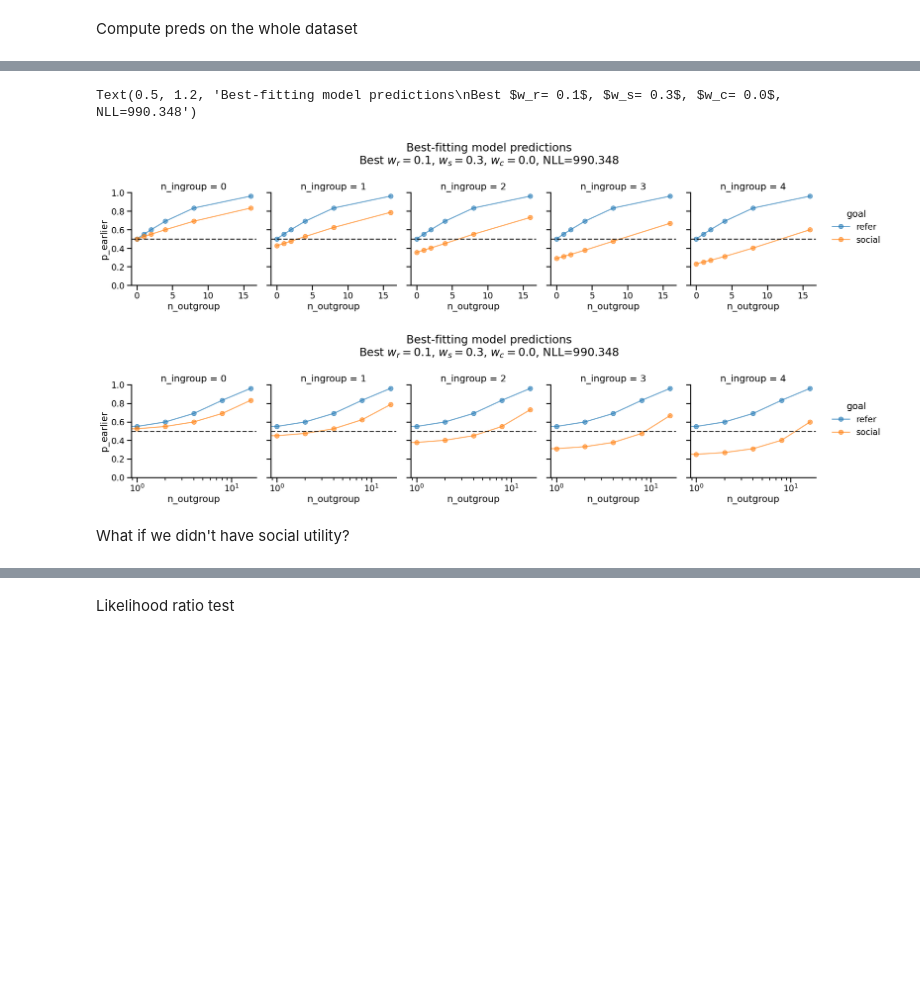
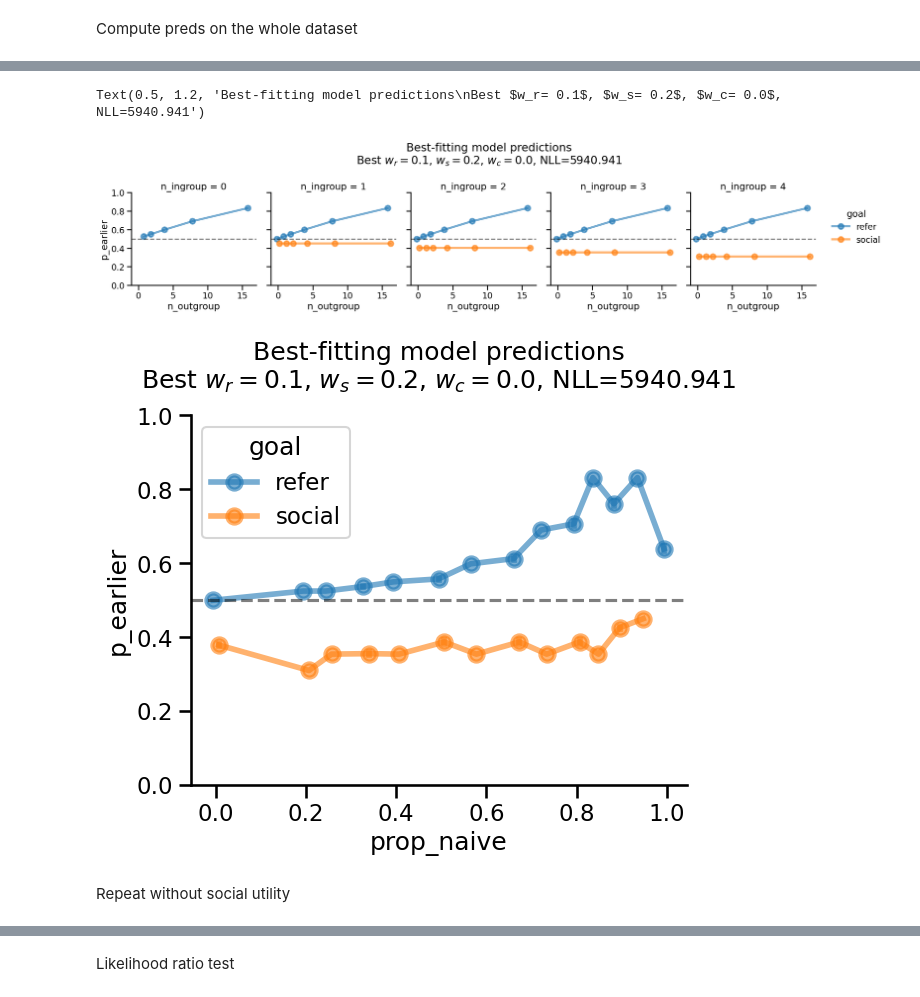
Before and after one commit to aliciamchen/code-switching, a Jupyter notebook: model/earlier-later-3pp-varied.ipynb, the cells around one changed output, grey strips where cells are left out. Cells and saved outputs as stored; diff of their text form; code cells hidden in the pictures; blank space fills up the shorter version.

Commit message:
plot proportions on x axis, better way of generating preds

```diff
--- a/model/earlier-later-3pp-varied.ipynb
+++ b/model/earlier-later-3pp-varied.ipynb
@@ -176,6 +185,7 @@ best_params_social, best_nll_social = fit_params(
     n_out_social=n_out_social,
     resp_refer=resp_refer,
     resp_social=resp_social,
+    model_type=ModelType.SOCIAL
 )
 # %%
 best_params_social, best_nll_social
@@ -210,22 +198,64 @@ df['p_earlier'] = df['p_earlier'].apply(lambda x: x.item())
+# %%
+preds_refer, preds_social = predict_all(
+    model_type=ModelType.SOCIAL,
+    n_in_refer=n_in_refer,
+    n_out_refer=n_out_refer,
+    n_in_social=n_in_social,
+    n_out_social=n_out_social,
+    w_r=best_w_r,
+    w_s=best_w_s,
+    w_c=best_w_c
+)
+# %%
+# Put the preds in a dataframe
+preds_refer_df = pd.DataFrame({
+    "goal": "refer",
+    "n_ingroup": n_in_refer,
+    "n_outgroup": n_out_refer,
+    "p_earlier": preds_refer
+})
+
+preds_social_df = pd.DataFrame({
+    "goal": "social",
+    "n_ingroup": n_in_social,
+    "n_outgroup": n_out_social,
+    "p_earlier": preds_social
+})
+
+preds_df = pd.concat([preds_refer_df, preds_social_df])
+# %%
+preds_df['prop_naive'] = preds_df['n_outgroup'] / (preds_df['n_outgroup'] + preds_df['n_ingroup'])
 # %%
-g = sns.FacetGrid(df, col='n_ingroup', hue="goal", col_wrap=5, height=4)
-g.map(plt.plot, 'n_outgroup', 'p_earlier', marker='o', alpha= 0.6)
-g.add_legend()
-g.map(plt.axhline, y=0.5, ls='--', color='black', alpha=0.5)
+g = sns.catplot(
+    data=preds_df,
+    x="n_outgroup",
+    y="p_earlier",
+    hue="goal",
+    col="n_ingroup",
+    kind="point",
+    dodge=0.4,
+    alpha=0.6,
+    col_wrap=5,
+    height=4,
+    native_scale=True,
+    log_scale=(False, False),
+)
+g.map(plt.axhline, y=0.5, ls="--", color="black", alpha=0.5)
 g.set(ylim=(0, 1))
-g.figure.suptitle('Best-fitting model predictions\nBest $w_r= {:.1f}$, $w_s= {:.1f}$, $w_c= {:.1f}$, NLL={:.3f}'.format(best_w_r, best_w_s, best_w_c, best_nll_social), y=1.2)
+g.figure.suptitle(
+    "Best-fitting model predictions\nBest $w_r= {:.1f}$, $w_s= {:.1f}$, $w_c= {:.1f}$, NLL={:.3f}".format(
+        best_w_r, best_w_s, best_w_c, best_nll_social
+    ),
+    y=1.2,
+)
 # %% [output]
-Text(0.5, 1.2, 'Best-fitting model predictions\nBest $w_r= 0.1$, $w_s= 0.3$, $w_c= 0.0$, NLL=990.348')
+Text(0.5, 1.2, 'Best-fitting model predictions\nBest $w_r= 0.1$, $w_s= 0.2$, $w_c= 0.0$, NLL=5940.941')
-[figure, old version]
+[figure, new version]
 # %%
-g = sns.FacetGrid(df, col='n_ingroup', hue="goal", col_wrap=5, height=4)
-g.map(plt.plot, 'n_outgroup', 'p_earlier', marker='o', alpha=0.6)
-g.add_legend()
-g.map(plt.axhline, y=0.5, ls='--', color='black', alpha=0.5)
-g.set(ylim=(0, 1), xscale="log")
-g.figure.suptitle('Best-fitting model predictions\nBest $w_r= {:.1f}$, $w_s= {:.1f}$, $w_c= {:.1f}$, NLL={:.3f}'.format(best_w_r, best_w_s, best_w_c, best_nll_social), y=1.2)
-plt.show()
+g = sns.pointplot(data=preds_df, x='prop_naive', y='p_earlier', hue='goal', alpha=0.6, native_scale=True, dodge=0.3)
+plt.axhline(y=0.5, ls='--', color='black', alpha=0.5)
+plt.ylim(0, 1)
+plt.title('Best-fitting model predictions\nBest $w_r= {:.1f}$, $w_s= {:.1f}$, $w_c= {:.1f}$, NLL={:.3f}'.format(best_w_r, best_w_s, best_w_c, best_nll_social), y=1.05)
+sns.despine()
 # %% [output]
-[figure, old version]
+[figure, new version]
-# %% [markdown]
-What if we didn't have social utility?
@@ -237,3 +262,5 @@ params_list = [(w_r, w_s, w_c) for w_r in w_rs for w_s in w_ss for w_c in w_cs]
+# %% [markdown]
+Repeat without social utility
 # %%
 best_params_no_social, best_nll_no_social = fit_params(
     params_list=params_list,
```
Also changed, not shown: parts of 22 cells of this notebook.
